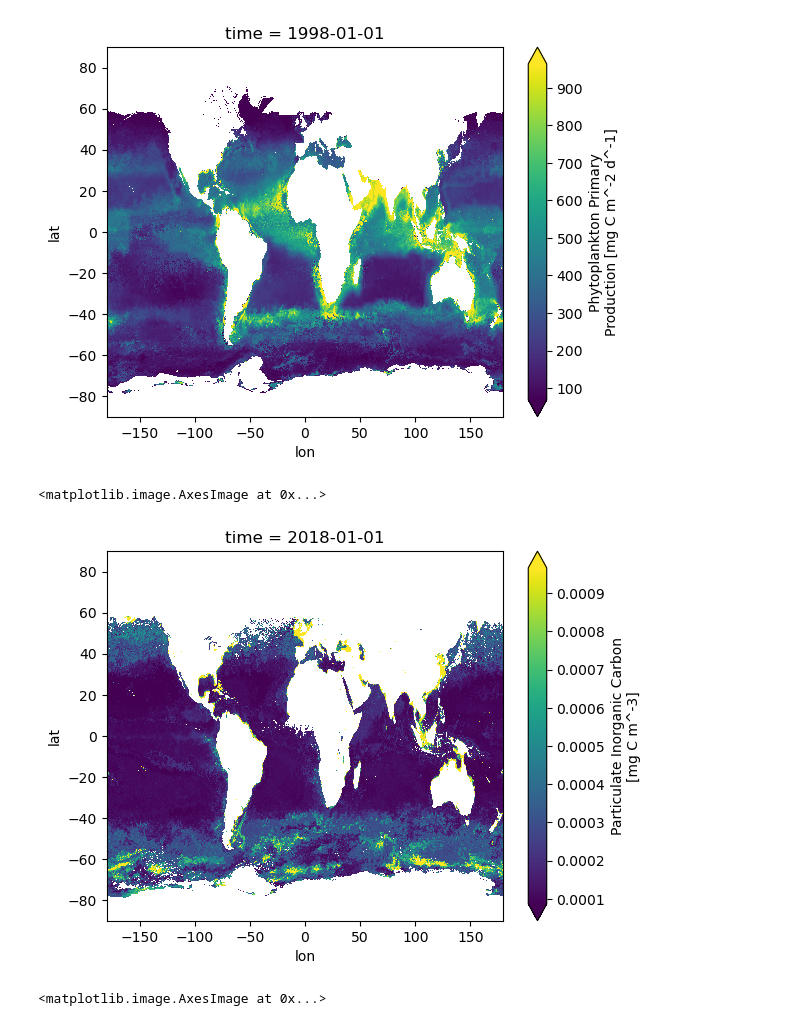
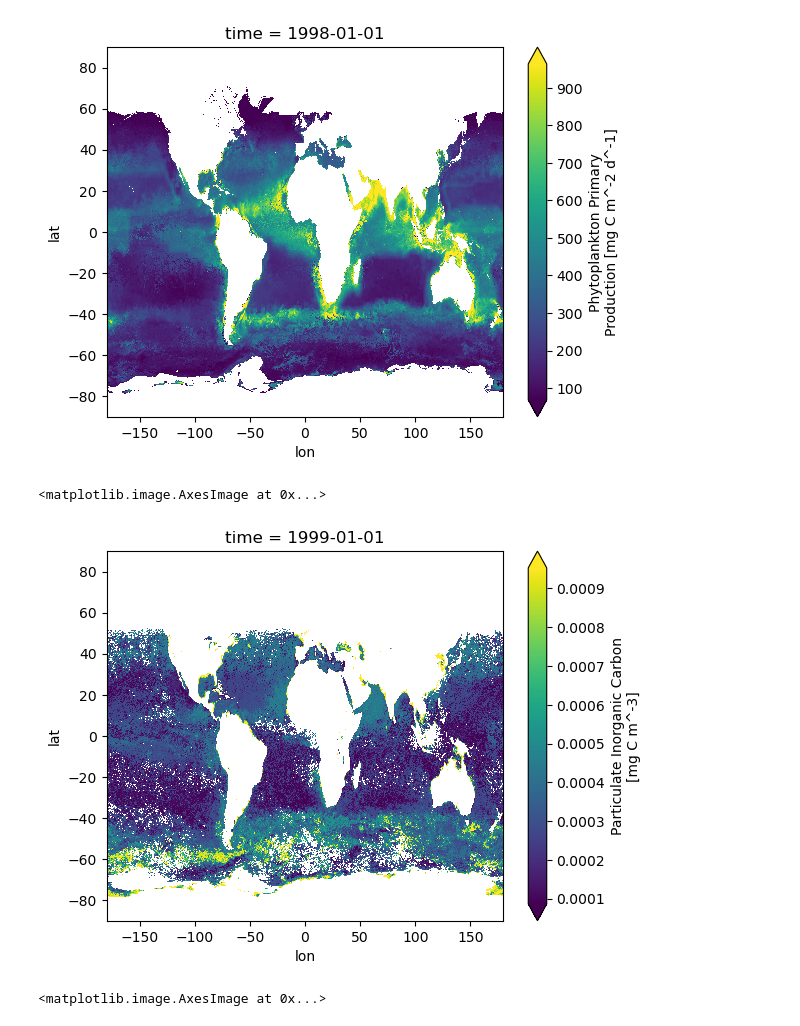
Before and after one commit to deepesdl/cube-gen, a Jupyter notebook: Ocean/notebooks/reading-cube-9km.ipynb, the cells around one changed output. Drawn from its saved outputs; the diff is of its cells as text; code cells hidden in the pictures.

```diff
--- a/Ocean/notebooks/reading-cube-9km.ipynb
+++ b/Ocean/notebooks/reading-cube-9km.ipynb
@@ -33,6 +33,6 @@ list(store.get_data_ids())
  'polar-100m-1x2048x2048-v1.0.0.zarr']
 # %%
-da = store.open_data('ocean-1M-9km-64x256x256-1.2.0.zarr')
+da = store.open_data('ocean-1M-9km-64x256x256-1.3.0.zarr')
 da
 # %% [output]
 <xarray.Dataset>
@@ -103,10 +103,10 @@ da.pp.sel(time="1998-01-01").plot.imshow(robust=True)
 <matplotlib.image.AxesImage at 0x...>
 [figure]
 # %%
-da.PIC.sel(time="2018-01-01").plot.imshow(robust=True)
+da.PIC.sel(time="1999-01-01").plot.imshow(robust=True)
 # %% [output]
 <matplotlib.image.AxesImage at 0x...>
-[figure, old version]
+[figure, new version]
 # %%
 da.POC[0].plot.imshow(robust=True)
 # %% [output]
```
Also changed, not shown: parts of 1 cell of this notebook, 5 other files.
